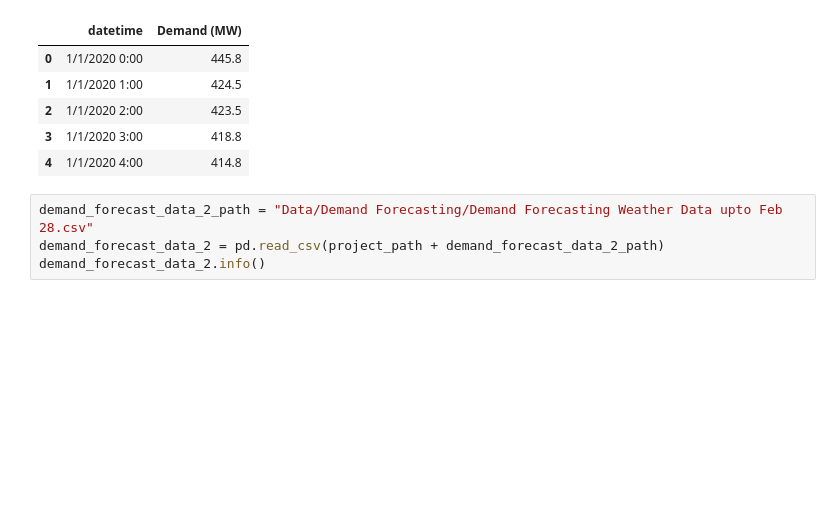
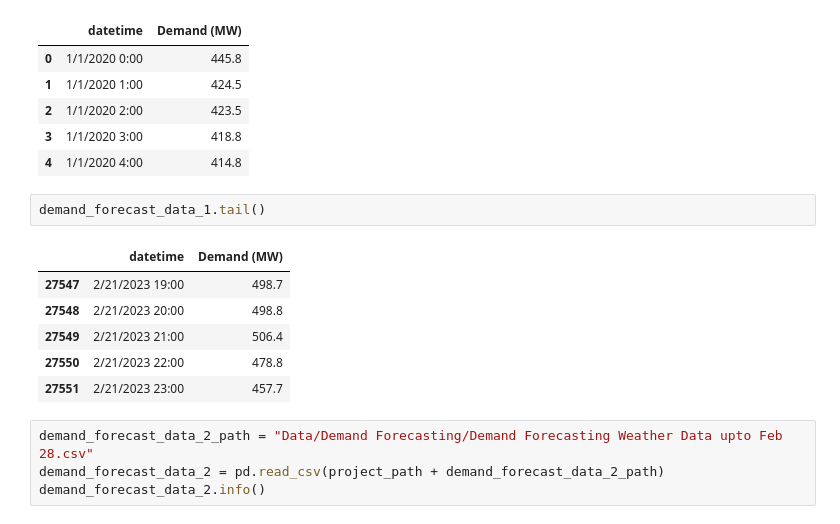
Before and after one commit to NirajanBekoju/Energy-Forecasting, a Jupyter notebook: 1. Data Exploration.ipynb, the cells around one changed output. Saved outputs shown, nothing was run; the diff lists cells and outputs as text; blank space fills up the shorter version.

```diff
--- a/1. Data Exploration.ipynb
+++ b/1. Data Exploration.ipynb
@@ -26,6 +26,15 @@ demand_forecast_data_1.head()
 | 2 | 1/1/2020 2:00 | 423.5 |
 | 3 | 1/1/2020 3:00 | 418.8 |
 | 4 | 1/1/2020 4:00 | 414.8 |
+# %%
+demand_forecast_data_1.tail()
+# %% [output]
+|  | datetime | Demand (MW) |
+| 27547 | 2/21/2023 19:00 | 498.7 |
+| 27548 | 2/21/2023 20:00 | 498.8 |
+| 27549 | 2/21/2023 21:00 | 506.4 |
+| 27550 | 2/21/2023 22:00 | 478.8 |
+| 27551 | 2/21/2023 23:00 | 457.7 |
 # %%
 demand_forecast_data_2_path = "Data/Demand Forecasting/Demand Forecasting Weather Data upto Feb 28.csv"
 demand_forecast_data_2 = pd.read_csv(project_path + demand_forecast_data_2_path)
```
Also changed, not shown: parts of 5 cells of this notebook, 34 other files.
